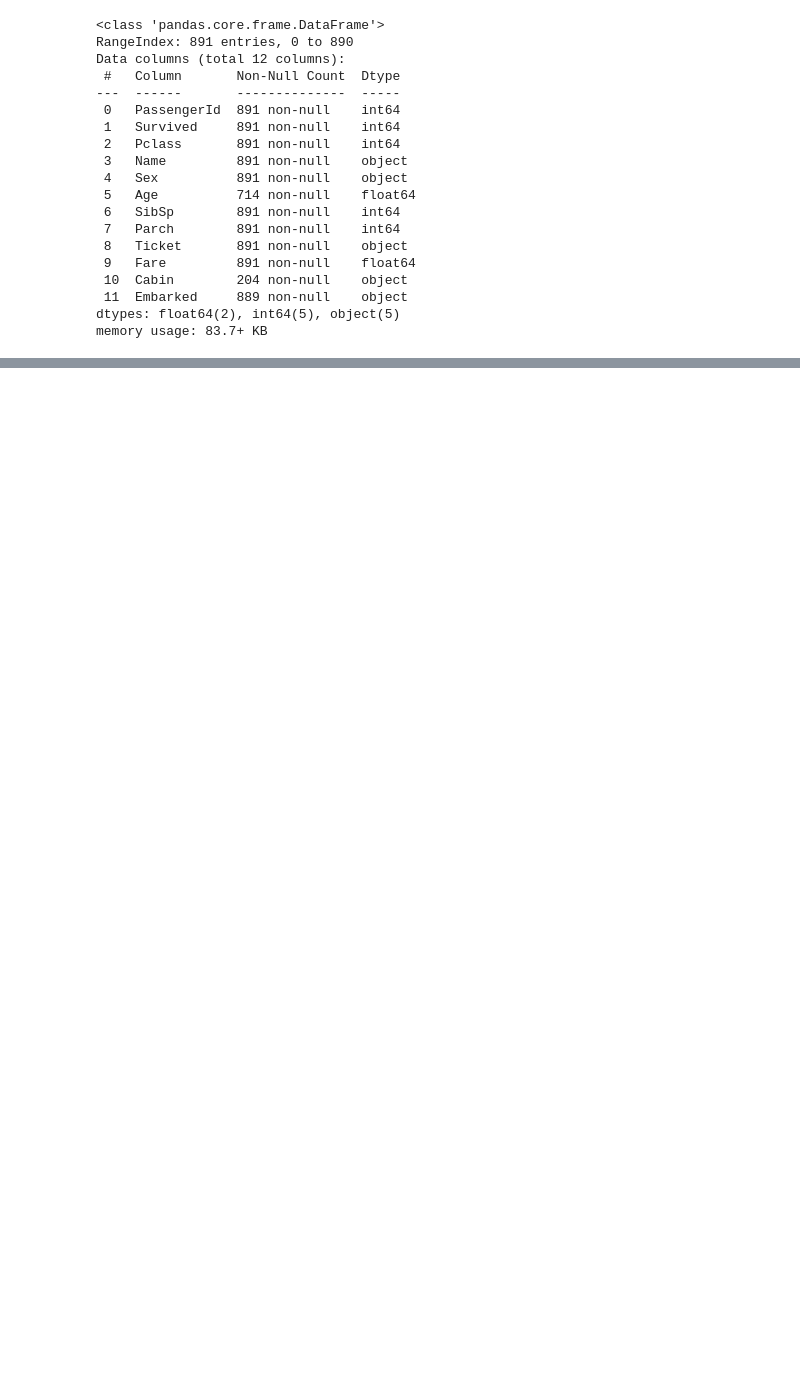
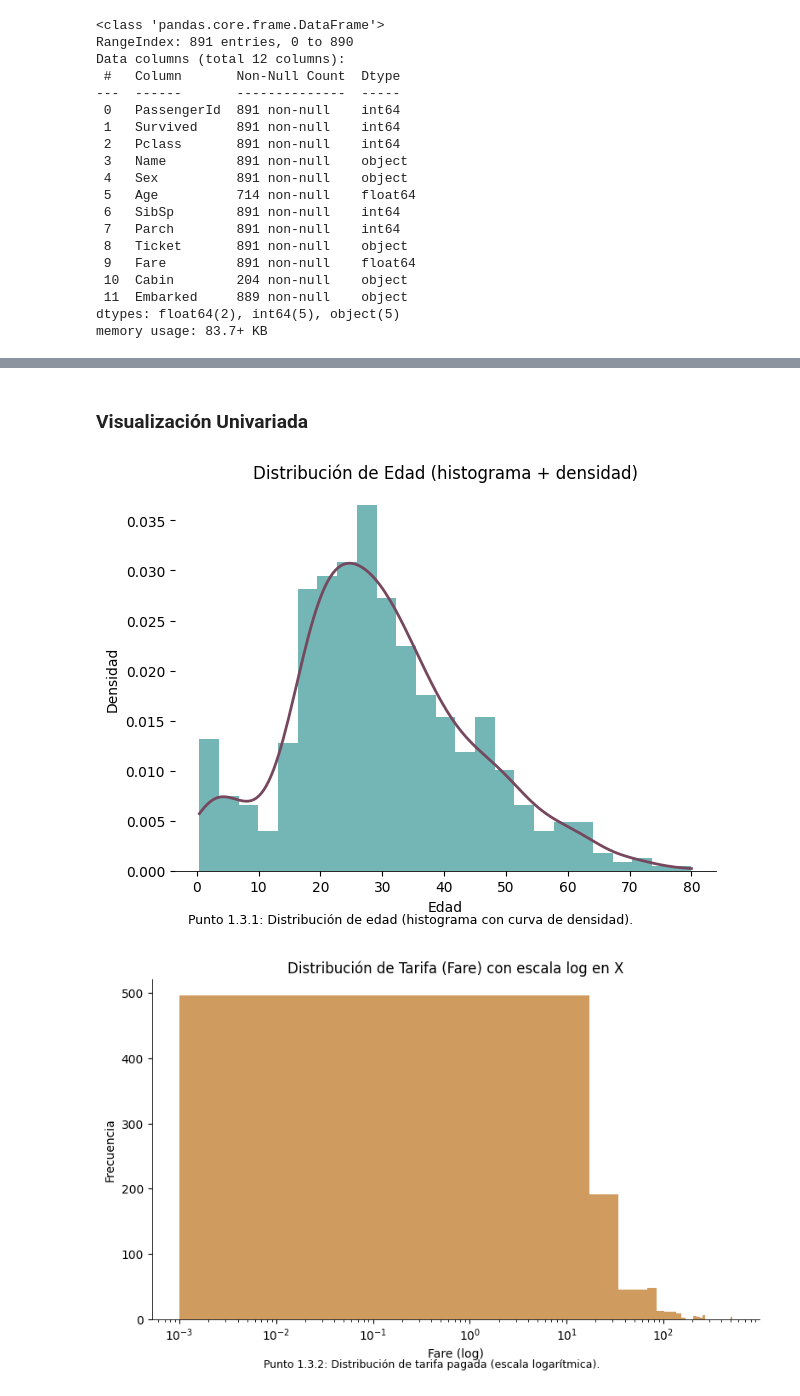
Before and after one commit to fernanda8371/titanic-ml-project, a Jupyter notebook: notebooks/01_EDA.ipynb, the cells around one changed output, grey strips where cells are left out. Cells and saved outputs as stored; diff of their text form; code cells hidden in the pictures; blank space fills up the shorter version.

```diff
--- a/notebooks/01_EDA.ipynb
+++ b/notebooks/01_EDA.ipynb
@@ -59,0 +680,7 @@ memory usage: 83.7+ KB
+# %% [markdown]
+### Visualización Univariada
+# %%
+run_univariado(df)
+# %% [output]
+[figure, added]
+[figure, added]
```
Also changed, not shown: parts of 27 cells of this notebook.
